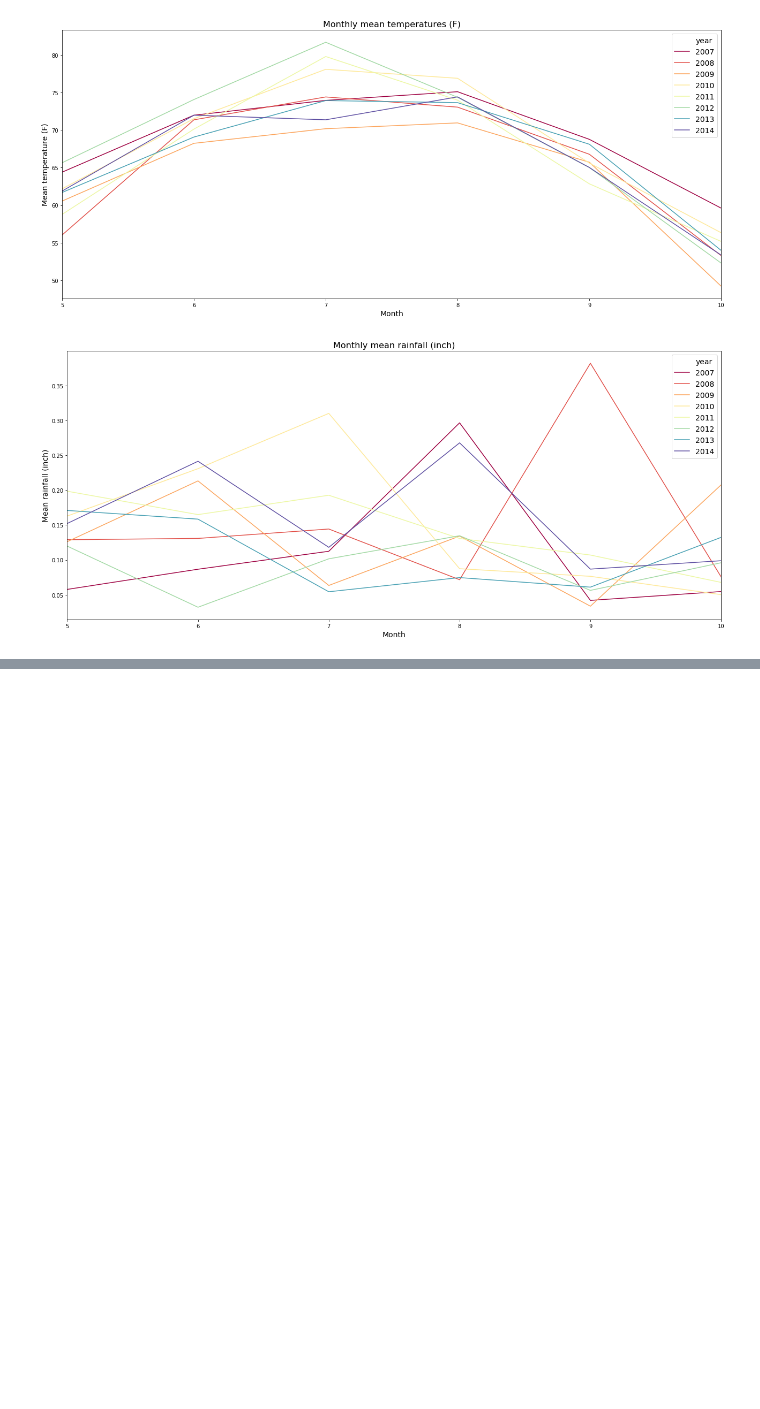
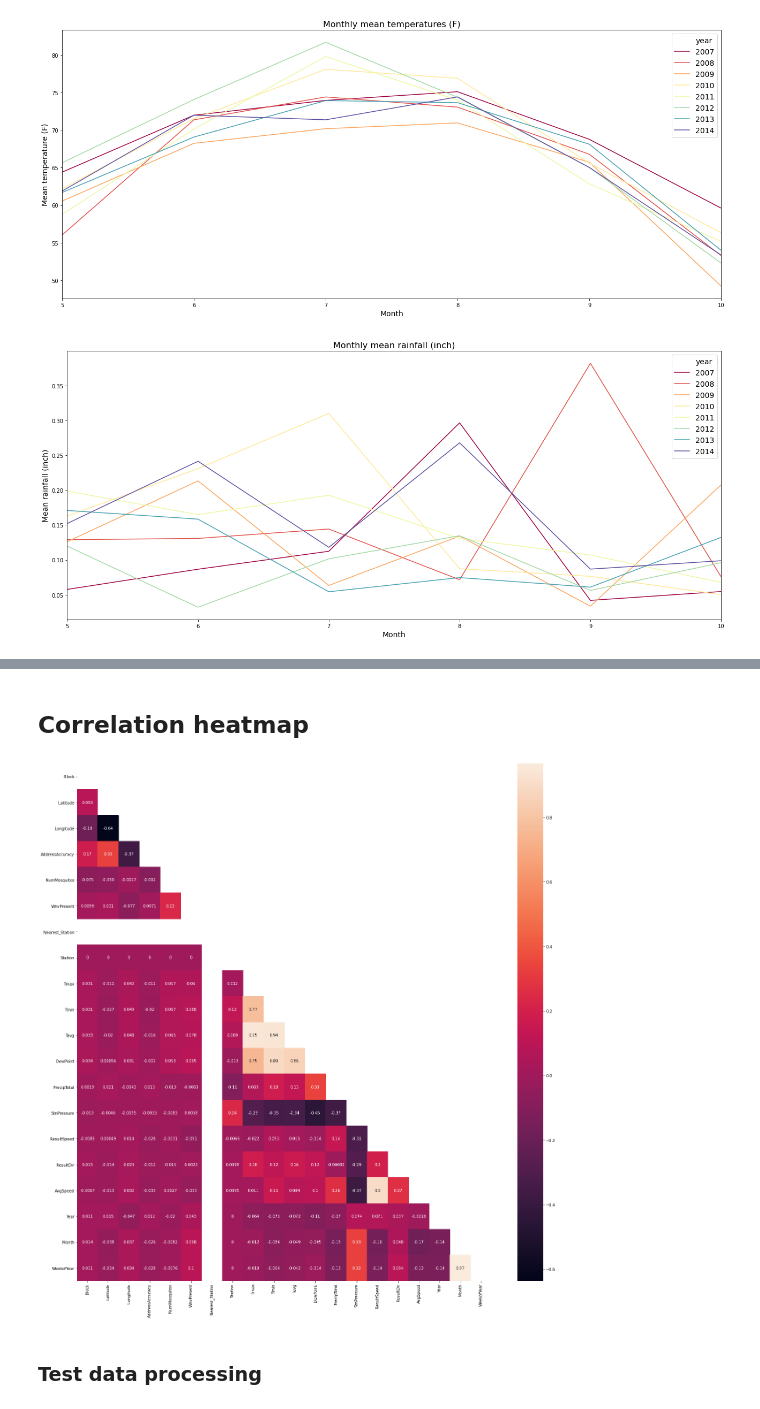
Before and after one commit to PChhapar/DSI_15_West_Nile_Virus_Prediction, a Jupyter notebook: code/1_EDA_Final.ipynb, the cells around one changed output, grey strips where cells are left out. Cells and saved outputs as stored; diff of their text form; code cells hidden in the pictures; blank space fills up the shorter version.

```diff
--- a/code/1_EDA_Final.ipynb
+++ b/code/1_EDA_Final.ipynb
@@ -2655,0 +2615,9 @@ Index(['Station', 'Date', 'Tmax', 'Tmin', 'Tavg', 'Depart', 'DewPoint',
+# %%
+train.reset_index(inplace= True)
+
+station_points = MultiPoint([Point(41.995, -87.933), Point(41.786, -87.752)])
+train['Nearest_Station'] = train['geometry'].map(lambda x : 1 if nearest_points(station_points, x)[0] == station_points[0] else 2)
+
+train['Date_Station'] = train['Date'].astype(str) + '_' + train['Nearest_Station'].astype(str)
+
+train.head()
@@ -2655,0 +2631,14 @@ Index(['Station', 'Date', 'Tmax', 'Tmin', 'Tavg', 'Depart', 'DewPoint',
+# %%
+combined = pd.merge(train, weather, how='inner', on='Date')
+
+combined.columns
+
+combined.drop(['Year_x','Month_x','WeekofYear_x'], axis=1, inplace=True)
+
+combined.rename({"Year_y":"Year",
+               "Month_y":"Month",
+               "WeekofYear_y":"WeekofYear"},
+               axis = 1,
+               inplace = True)
+
+combined.columns
@@ -2655,0 +2655,13 @@ Index(['Station', 'Date', 'Tmax', 'Tmin', 'Tavg', 'Depart', 'DewPoint',
+# %% [markdown]
+## Correlation heatmap
+# %%
+plt.figure(figsize=(20,20))
+corr = combined.corr()
+mask = np.triu(np.ones_like(corr, dtype=np.bool))
+
+sns.heatmap(corr, mask=mask, annot = True)
+plt.tight_layout()
+# %% [output]
+[figure, added]
+# %% [markdown]
+### Test data processing
```
Also changed, not shown: parts of 36 cells of this notebook, 4 other files.
